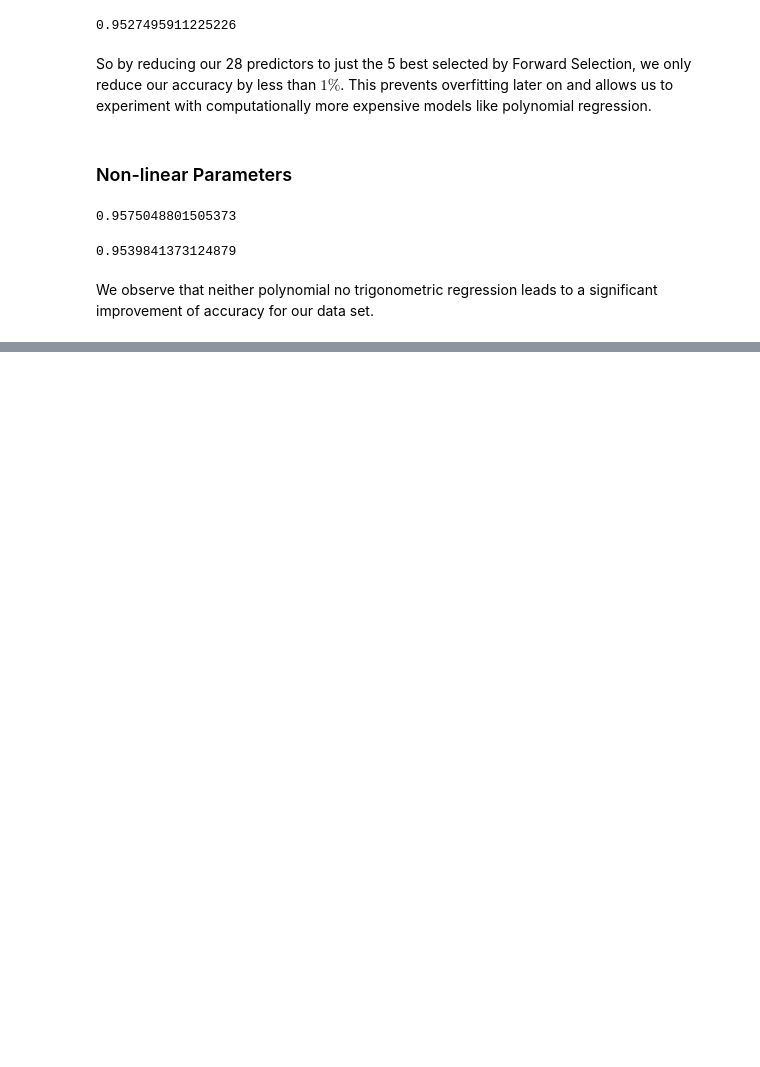
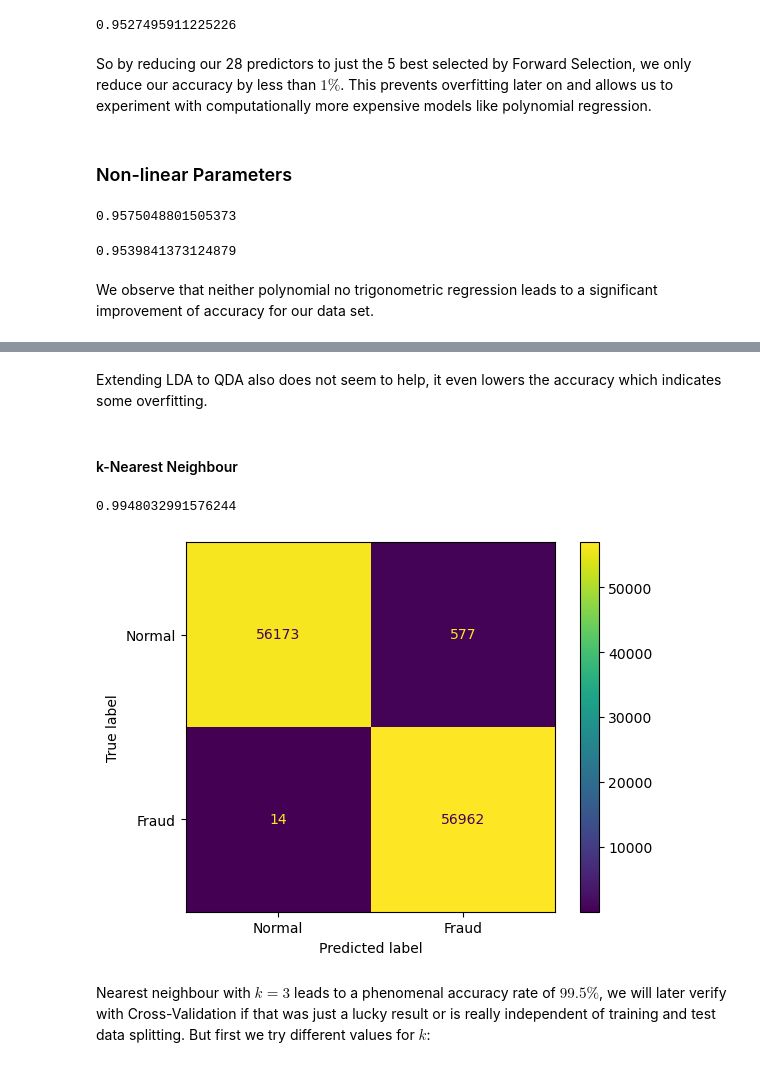
Before and after one commit to PhoenixSmaug/Classification-Guide, a Jupyter notebook: guide.ipynb, the cells around one changed output, grey strips where cells are left out. Drawn from its saved outputs; the diff is of its cells as text; code cells hidden in the pictures; blank space fills up the shorter version.

```diff
--- a/guide.ipynb
+++ b/guide.ipynb
@@ -247,0 +309,20 @@ We observe that neither polynomial no trigonometric regression leads to a signif
+# %% [markdown]
+Extending LDA to QDA also does not seem to help, it even lowers the accuracy which indicates some overfitting.
+# %% [markdown]
+#### k-Nearest Neighbour
+# %%
+knn = sl.neighbors.KNeighborsClassifier(n_neighbors=3)
+knn.fit(X_train, y_train)
+prediction = (knn.predict(X_test) >= 0.5).astype(int)
+
+print(sl.metrics.accuracy_score(y_test, prediction))
+
+cm = sl.metrics.confusion_matrix(y_test, prediction)
+disp = sl.metrics.ConfusionMatrixDisplay(confusion_matrix=cm, display_labels=['Normal', 'Fraud'])
+disp.plot()
+plt.show()
+# %% [output]
+0.9948032991576244
+[figure, added]
+# %% [markdown]
+Nearest neighbour with $k = 3$ leads to a phenomenal accuracy rate of $99.5 \%$, we will later verify with Cross-Validation if that was just a lucky result or is really independent of training and test data splitting. But first we try different values for $k$:
```
Also changed, not shown: parts of 27 cells of this notebook, 1 other file.
